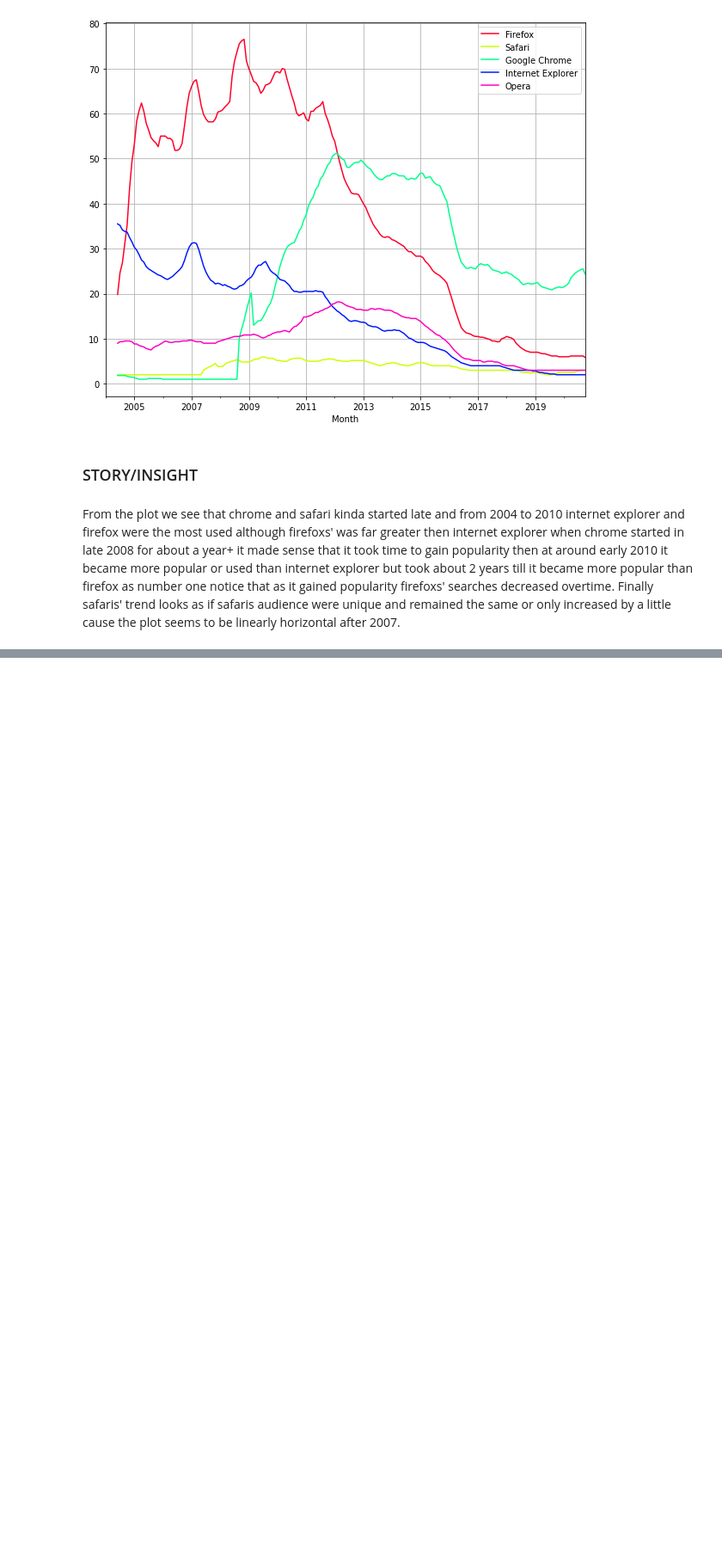
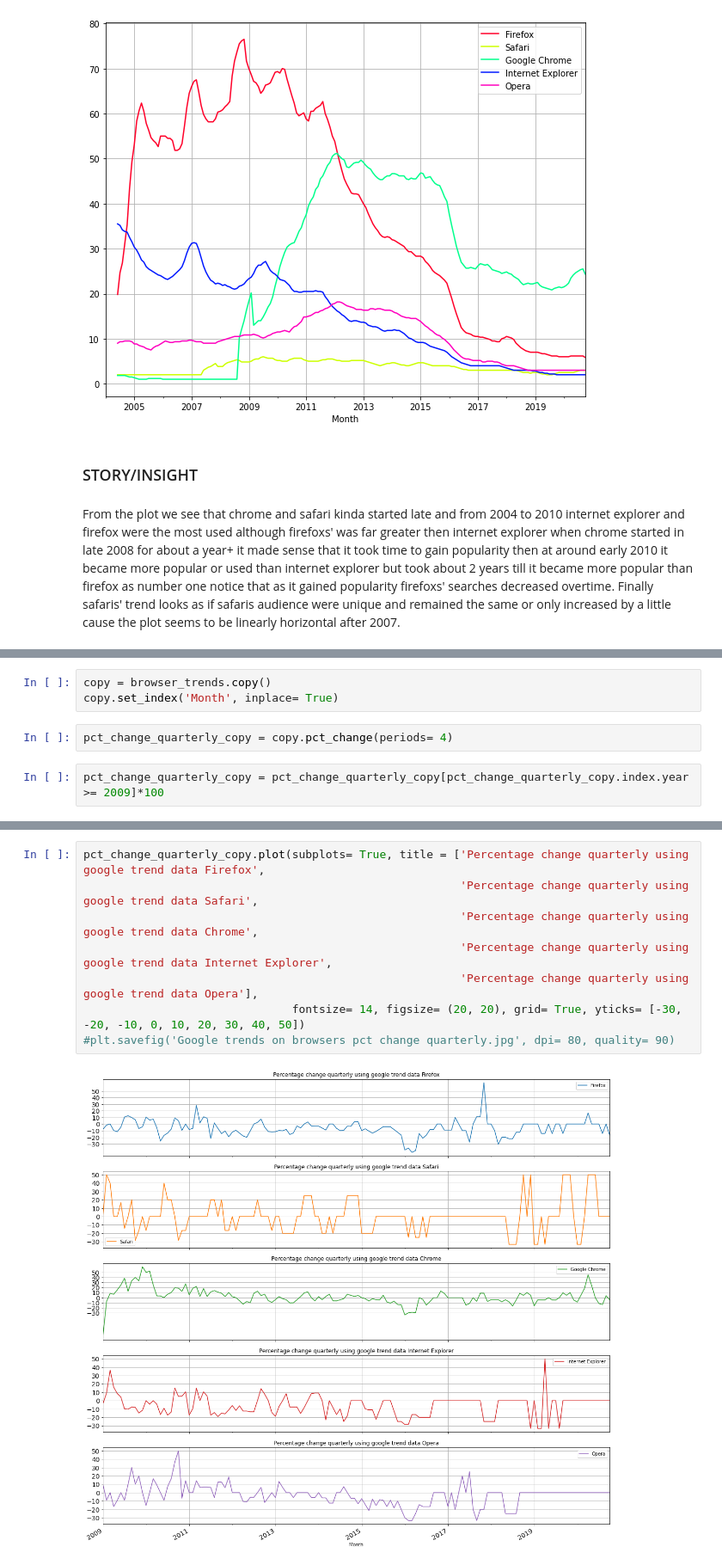
Before and after one commit to pithun/Browser-Popularity-with-google-trends, a Jupyter notebook: Untitled.ipynb, the cells around one changed output, grey strips where cells are left out. Shown at 86% size. Cells and saved outputs as stored; diff of their text form; blank space fills up the shorter version.

```diff
--- a/Untitled.ipynb
+++ b/Untitled.ipynb
@@ -85,0 +112,7 @@ From the plot we see that chrome and safari kinda started late and from 2004 to
+# %%
+copy = browser_trends.copy()
+copy.set_index('Month', inplace= True)
+# %%
+pct_change_quarterly_copy = copy.pct_change(periods= 4)
+# %%
+pct_change_quarterly_copy = pct_change_quarterly_copy[pct_change_quarterly_copy.index.year >= 2009]*100
@@ -85,0 +129,10 @@ From the plot we see that chrome and safari kinda started late and from 2004 to
+# %%
+pct_change_quarterly_copy.plot(subplots= True, title = ['Percentage change quarterly using google trend data Firefox',
+                                                        'Percentage change quarterly using google trend data Safari',
+                                                        'Percentage change quarterly using google trend data Chrome',
+                                                        'Percentage change quarterly using google trend data Internet Explorer',
+                                                        'Percentage change quarterly using google trend data Opera'],
+                               fontsize= 14, figsize= (20, 20), grid= True, yticks= [-30, -20, -10, 0, 10, 20, 30, 40, 50])
+#plt.savefig('Google trends on browsers pct change quarterly.jpg', dpi= 80, quality= 90)
+# %% [output]
+[figure, added]
```
Also changed, not shown: parts of 12 cells of this notebook, 1 other file.
